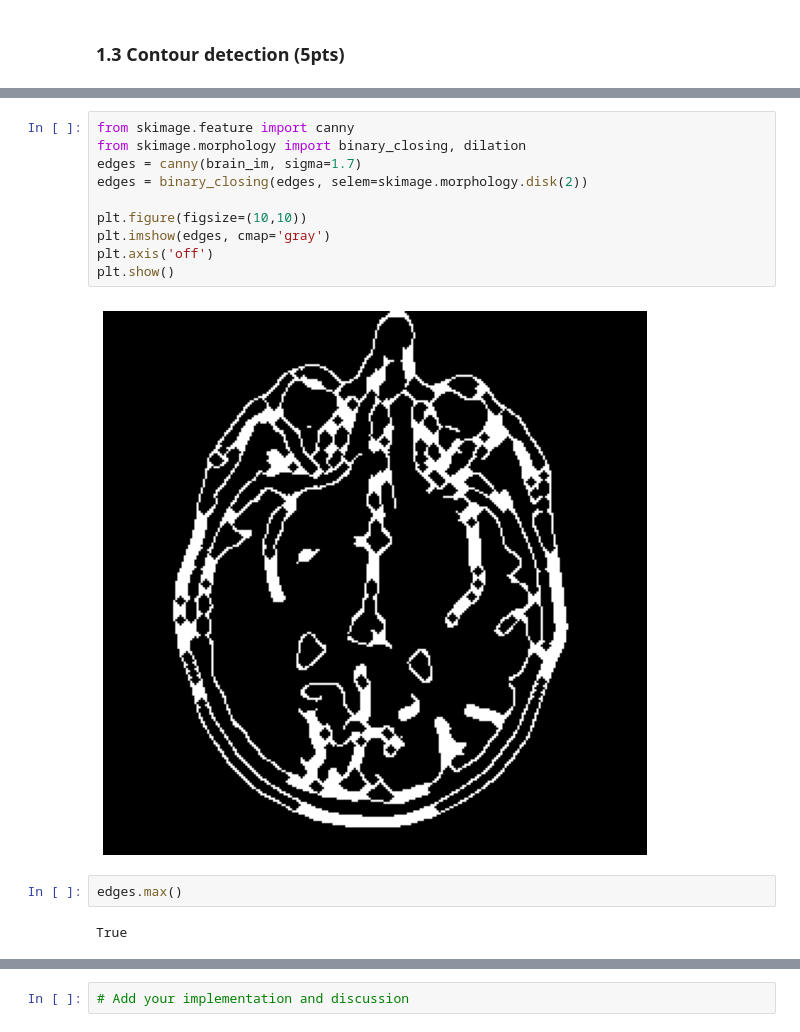
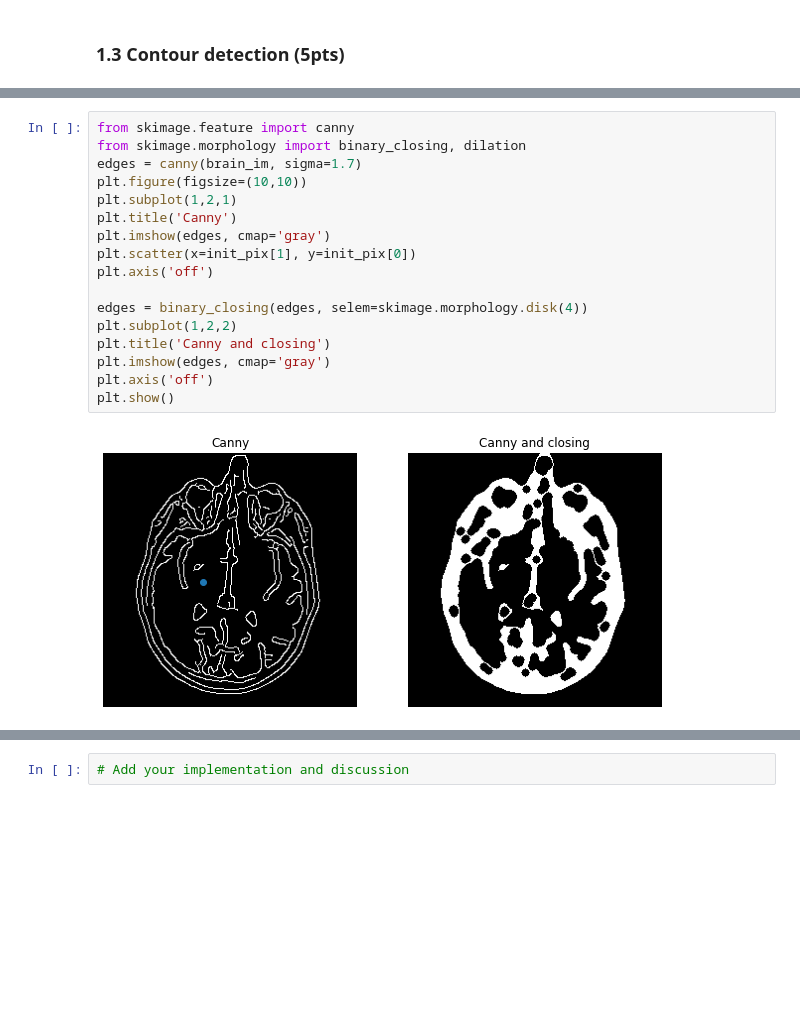
Before and after one commit to aalshabaan/iapr, a Jupyter notebook: labs/lab_01_segmentation.ipynb, the cells around one changed output, grey strips where cells are left out. Drawn from its saved outputs; the diff is of its cells as text; blank space fills up the shorter version.

```diff
--- a/labs/lab_01_segmentation.ipynb
+++ b/labs/lab_01_segmentation.ipynb
@@ -205,16 +145,19 @@ plt.show()
 # %%
 from skimage.feature import canny
 from skimage.morphology import binary_closing, dilation
 edges = canny(brain_im, sigma=1.7)
-edges = binary_closing(edges, selem=skimage.morphology.disk(2))
+plt.figure(figsize=(10,10))
+plt.subplot(1,2,1)
+plt.title('Canny')
+plt.imshow(edges, cmap='gray')
+plt.scatter(x=init_pix[1], y=init_pix[0])
+plt.axis('off')
 
-plt.figure(figsize=(10,10))
+edges = binary_closing(edges, selem=skimage.morphology.disk(4))
+plt.subplot(1,2,2)
+plt.title('Canny and closing')
 plt.imshow(edges, cmap='gray')
 plt.axis('off')
 plt.show()
 # %% [output]
-[figure, old version]
+[figure, new version]
-# %%
-edges.max()
-# %% [output]
-True
```
Also changed, not shown: parts of 14 cells of this notebook, 1 other file.
